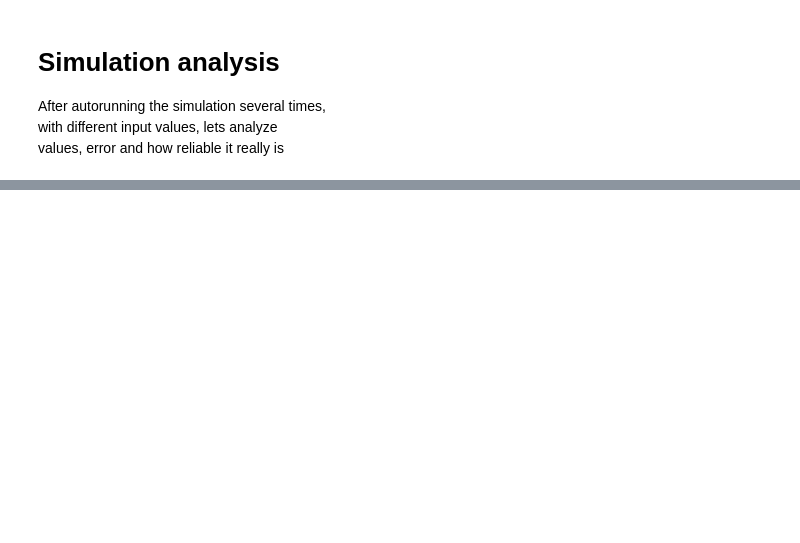
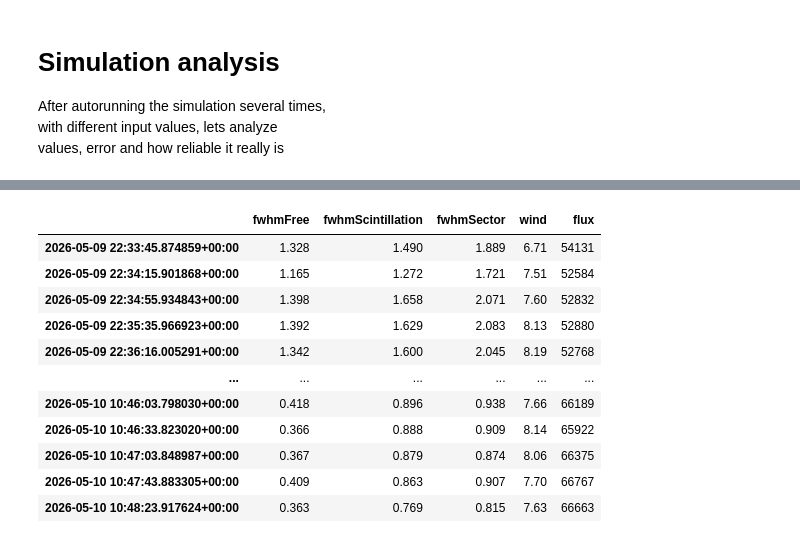
Before and after one commit to lsst-so/notebooks_dhurtado, a Jupyter notebook: notebooks/summit/rso-163/ringsim/simanalysis.ipynb, the cells around one changed output, grey strips where cells are left out. Cells and saved outputs as stored; diff of their text form; code cells hidden in the pictures; blank space fills up the shorter version.

```diff
--- a/notebooks/summit/rso-163/ringsim/simanalysis.ipynb
+++ b/notebooks/summit/rso-163/ringsim/simanalysis.ipynb
@@ -5,6 +5,16 @@ After autorunning the simulation several times,\
 with different input values, lets analyze\
 values, error and how reliable it really is
 # %%
+from datetime import datetime, timedelta # For days_between function
 import matplotlib.pyplot as plt
 import numpy as np
 import pandas as pd
+
+from astropy.time import Time
+import lsst.summit.utils.butlerUtils as butlerUtils
+from lsst.summit.utils.dateTime import (getDayObsEndTime, getDayObsStartTime)
+from lsst.summit.utils.efdUtils import (getEfdData, makeEfdClient)
+
+# Create the client for InfluxQL
+efd_client = makeEfdClient()
+butler = butlerUtils.makeDefaultButler("LSSTCam", embargo=False)
@@ -10,0 +23,76 @@ import pandas as pd
+# %%
+def timestamp_to_utc(timestamp):
+    """
+    Takes the timestamp in string value and
+    converts it to a query readable timestamp
+
+    Parameter
+    ---------
+    Timestamp: string (YYYY-MM-DD hh:mm:ss.ms)
+
+    Returns:
+    --------
+    EFD-readable timestamp
+    """
+    timestamp = pd.to_datetime(str(timestamp))
+    new_stamp = timestamp.value
+    step = int(0.01 * 1e10)
+    rounded_stamp = (new_stamp // step) * step
+    timestamp = Time(pd.to_datetime(rounded_stamp), scale="utc")
+
+    return timestamp
+
+
+def days_between(start, end):
+    """
+    Creates a list of YYYYMMDD days for analysis
+
+    Parameters:
+    -----------
+    start : int (YYYYMMDD)
+        Start date
+    end : int (YYYYMMDD)
+        End date
+
+    Returns:
+    --------
+    List with YYYYMMDD in between dates given
+    """
+    start_date = datetime.strptime(str(start), "%Y%m%d")
+    end_date = datetime.strptime(str(end), "%Y%m%d")
+
+    days = []
+    current = start_date
+    while current <= end_date:
+        days.append(int(current.strftime("%Y%m%d")))
+        current += timedelta(days=1)
+
+    return days
+
+
+day_start = 20260509
+day_end   = 20260509
+
+daysinbetween = days_between(day_start, day_end)
+print(f"We have {len(daysinbetween)} days to analyze")
+
+start_time = getDayObsStartTime(day_start)
+end_time   = getDayObsEndTime(day_end)
+
+start_time = timestamp_to_utc(start_time)
+end_time   = timestamp_to_utc(end_time)
+
+topic   = 'lsst.sal.ESS.logevent_ringssMeasurement'
+columns = ['fwhmFree', 'fwhmScintillation',
+            'fwhmSector', 'wind', 'flux']
+
+df = getEfdData(
+    client  = efd_client,
+    topic   = str(topic),
+    columns = columns,
+    begin   = start_time,
+    end     = end_time,
+                )
+
+df
+# %% [output]
@@ -10,0 +100,12 @@ import pandas as pd
+|  | fwhmFree | fwhmScintillation | fwhmSector | wind | flux |
+| 2026-05-09 22:33:45.874859+00:00 | 1.328 | 1.490 | 1.889 | 6.71 | 54131 |
+| 2026-05-09 22:34:15.901868+00:00 | 1.165 | 1.272 | 1.721 | 7.51 | 52584 |
+| 2026-05-09 22:34:55.934843+00:00 | 1.398 | 1.658 | 2.071 | 7.60 | 52832 |
+| 2026-05-09 22:35:35.966923+00:00 | 1.392 | 1.629 | 2.083 | 8.13 | 52880 |
+| 2026-05-09 22:36:16.005291+00:00 | 1.342 | 1.600 | 2.045 | 8.19 | 52768 |
+| ... | ... | ... | ... | ... | ... |
+| 2026-05-10 10:46:03.798030+00:00 | 0.418 | 0.896 | 0.938 | 7.66 | 66189 |
+| 2026-05-10 10:46:33.823020+00:00 | 0.366 | 0.888 | 0.909 | 8.14 | 65922 |
+| 2026-05-10 10:47:03.848987+00:00 | 0.367 | 0.879 | 0.874 | 8.06 | 66375 |
+| 2026-05-10 10:47:43.883305+00:00 | 0.409 | 0.863 | 0.907 | 7.70 | 66767 |
+| 2026-05-10 10:48:23.917624+00:00 | 0.363 | 0.769 | 0.815 | 7.63 | 66663 |
```
Also changed, not shown: parts of 6 cells of this notebook.
